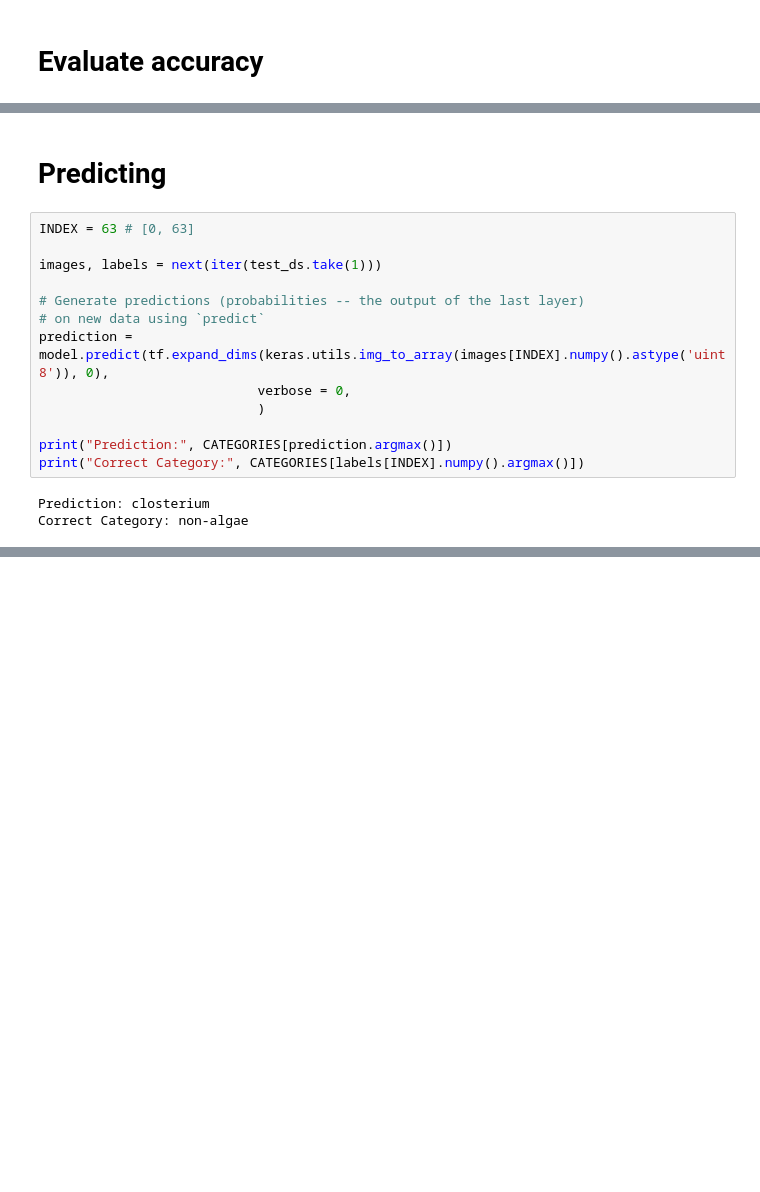
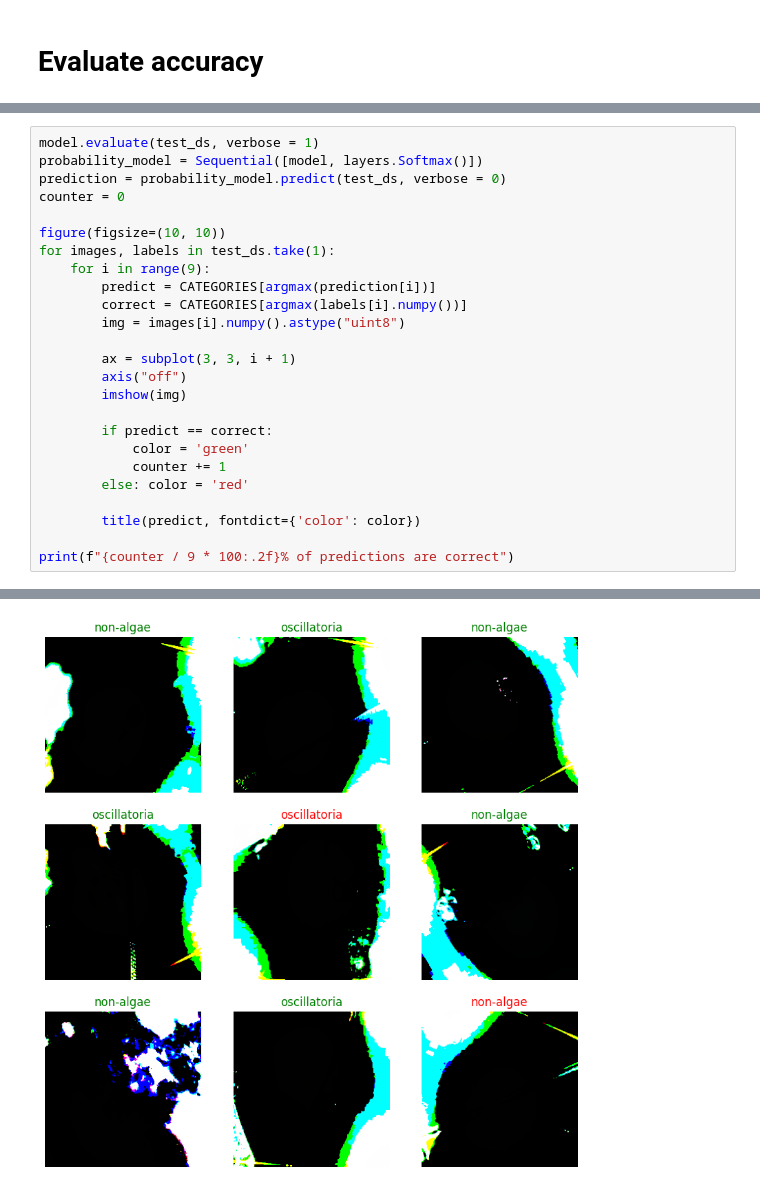
Before and after one commit to lynkos/algae-detection, a Jupyter notebook: model_development/algae_classification.ipynb, the cells around one changed output, grey strips where cells are left out. Saved outputs shown, nothing was run; the diff lists cells and outputs as text; blank space fills up the shorter version.

```diff
--- a/model_development/algae_classification.ipynb
+++ b/model_development/algae_classification.ipynb
@@ -194,18 +223,26 @@ model.evaluate(test_ds,
-# %% [markdown]
-# Predicting
-# %%
-INDEX = 63 # [0, 63]
-
-images, labels = next(iter(test_ds.take(1)))
-
-# Generate predictions (probabilities -- the output of the last layer)
-# on new data using `predict`
-prediction = model.predict(tf.expand_dims(keras.utils.img_to_array(images[INDEX].numpy().astype('uint8')), 0),
-                            verbose = 0,
-                            )
-
-print("Prediction:", CATEGORIES[prediction.argmax()])
-print("Correct Category:", CATEGORIES[labels[INDEX].numpy().argmax()])
-# %% [output]
-Prediction: closterium
-Correct Category: non-algae
+# %%
+model.evaluate(test_ds, verbose = 1)
+probability_model = Sequential([model, layers.Softmax()])
+prediction = probability_model.predict(test_ds, verbose = 0)
+counter = 0
+
+figure(figsize=(10, 10))
+for images, labels in test_ds.take(1):
+    for i in range(9):
+        predict = CATEGORIES[argmax(prediction[i])]
+        correct = CATEGORIES[argmax(labels[i].numpy())]
+        img = images[i].numpy().astype("uint8")
+
+        ax = subplot(3, 3, i + 1)
+        axis("off")
+        imshow(img)
+
+        if predict == correct:
+            color = 'green'
+            counter += 1
+        else: color = 'red'
+
+        title(predict, fontdict={'color': color})
+
+print(f"{counter / 9 * 100:.2f}% of predictions are correct")
+# %% [output]
@@ -211,0 +251 @@ Correct Category: non-algae
+[figure, added]
```
Also changed, not shown: parts of 22 cells of this notebook.
